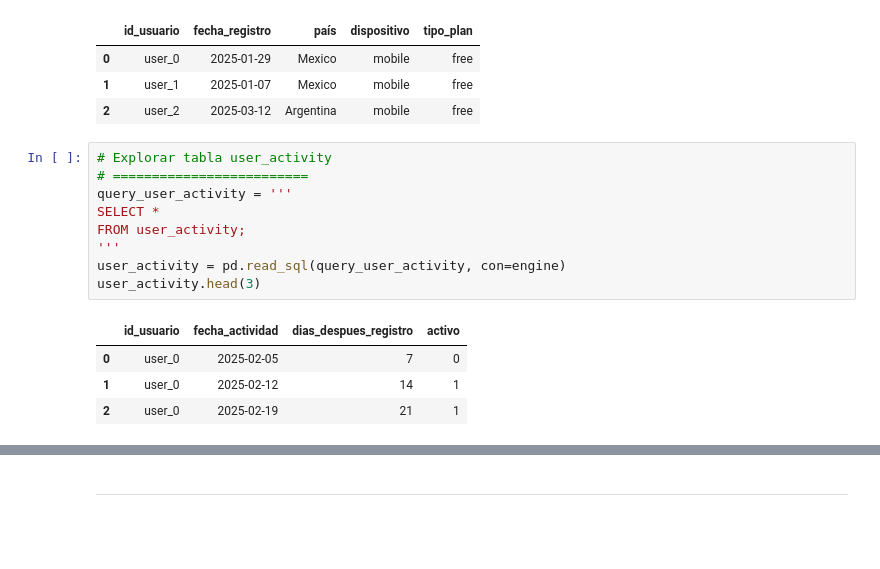
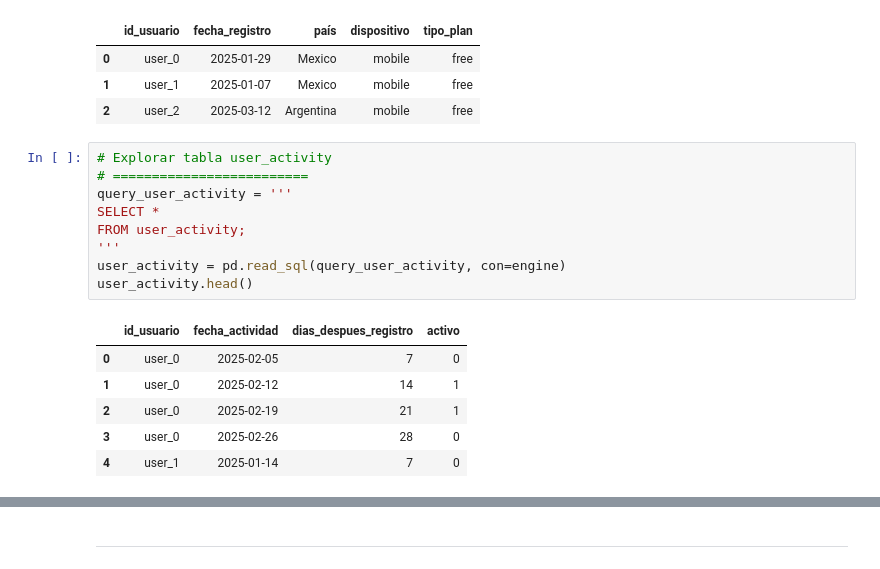
Before and after one commit to FithoGerardo/RappiPlus-Data-cleaning-and-analysis, a Jupyter notebook: notebooks/GerardoOlm-rappiplus_project.ipynb, the cells around one changed output, grey strips where cells are left out. Cells and saved outputs as stored; diff of their text form; blank space fills up the shorter version.

```diff
--- a/notebooks/GerardoOlm-rappiplus_project.ipynb
+++ b/notebooks/GerardoOlm-rappiplus_project.ipynb
@@ -1035,17 +1035,19 @@ users.head(3)
 # %%
 # Explorar tabla user_activity
 # =========================
 query_user_activity = '''
 SELECT *
 FROM user_activity;
 '''
 user_activity = pd.read_sql(query_user_activity, con=engine)
-user_activity.head(3)
+user_activity.head()
 # %% [output]
 |  | id_usuario | fecha_actividad | dias_despues_registro | activo |
 | 0 | user_0 | 2025-02-05 | 7 | 0 |
 | 1 | user_0 | 2025-02-12 | 14 | 1 |
 | 2 | user_0 | 2025-02-19 | 21 | 1 |
+| 3 | user_0 | 2025-02-26 | 28 | 0 |
+| 4 | user_1 | 2025-01-14 | 7 | 0 |
 # %%
 # Retención por cohortes
 # ======================
```
Also changed, not shown: parts of 2 cells of this notebook.
